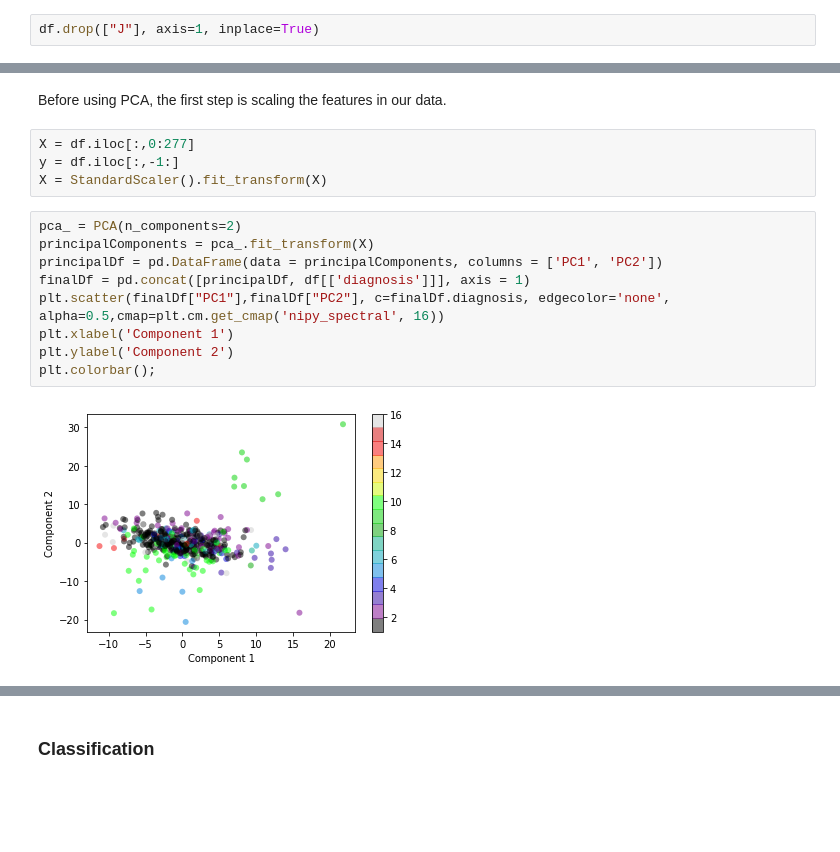
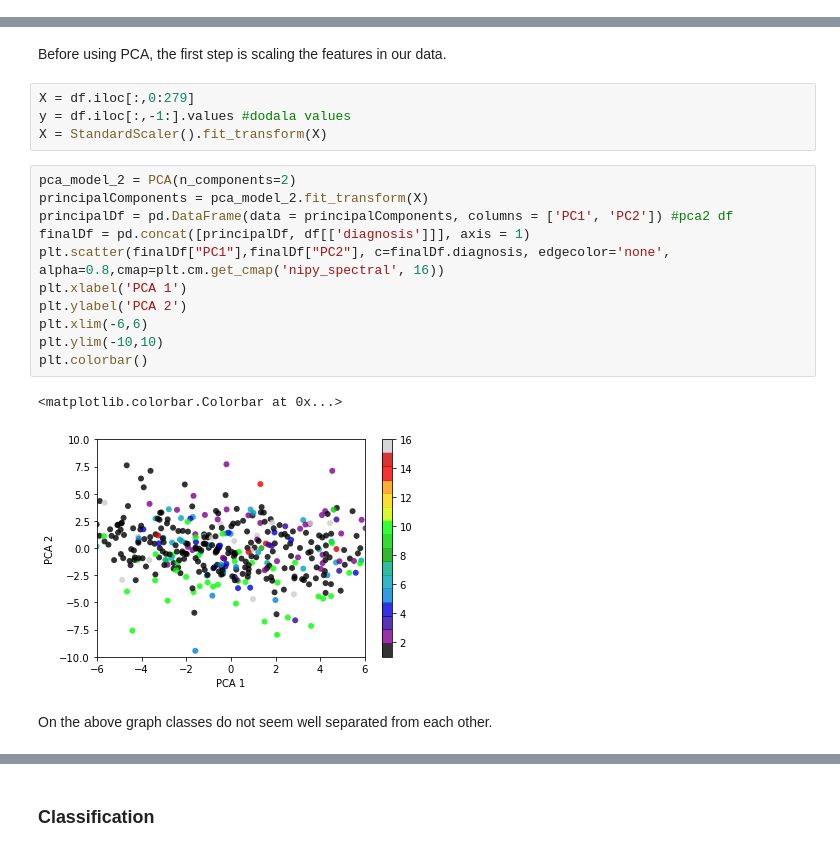
Before and after one commit to anaterovic/UZOP, a Jupyter notebook: code.ipynb, the cells around one changed output, grey strips where cells are left out. Drawn from its saved outputs; the diff is of its cells as text; blank space fills up the shorter version.

```diff
--- a/code.ipynb
+++ b/code.ipynb
@@ -82,2 +82,0 @@ As we can see, in column 'J' we have a lof of missing values, more than 80%, so
-# %%
-df.drop(["J"], axis=1, inplace=True)
@@ -134,20 +136,25 @@ Finally, there are no more missing values in our data.
 # %% [markdown]
 Before using PCA, the first step is scaling the features in our data.
 # %%
-X = df.iloc[:,0:277]
-y = df.iloc[:,-1:]
+X = df.iloc[:,0:279]
+y = df.iloc[:,-1:].values #dodala values
 X = StandardScaler().fit_transform(X)
 # %%
-pca_ = PCA(n_components=2)
-principalComponents = pca_.fit_transform(X)
-principalDf = pd.DataFrame(data = principalComponents, columns = ['PC1', 'PC2'])
+pca_model_2 = PCA(n_components=2)
+principalComponents = pca_model_2.fit_transform(X)
+principalDf = pd.DataFrame(data = principalComponents, columns = ['PC1', 'PC2']) #pca2 df
 finalDf = pd.concat([principalDf, df[['diagnosis']]], axis = 1)
-plt.scatter(finalDf["PC1"],finalDf["PC2"], c=finalDf.diagnosis, edgecolor='none', alpha=0.5,cmap=plt.cm.get_cmap('nipy_spectral', 16))
-plt.xlabel('Component 1')
-plt.ylabel('Component 2')
-plt.colorbar();
+plt.scatter(finalDf["PC1"],finalDf["PC2"], c=finalDf.diagnosis, edgecolor='none', alpha=0.8,cmap=plt.cm.get_cmap('nipy_spectral', 16))
+plt.xlabel('PCA 1')
+plt.ylabel('PCA 2')
+plt.xlim(-6,6)
+plt.ylim(-10,10)
+plt.colorbar()
 # %% [output]
+<matplotlib.colorbar.Colorbar at 0x...>
-[figure, old version]
+[figure, new version]
+# %% [markdown]
+On the above graph classes do not seem well separated from each other.
 # %%
 model = pca()
 out = model.fit_transform(X)
```
Also changed, not shown: parts of 23 cells of this notebook, 1 other file.
